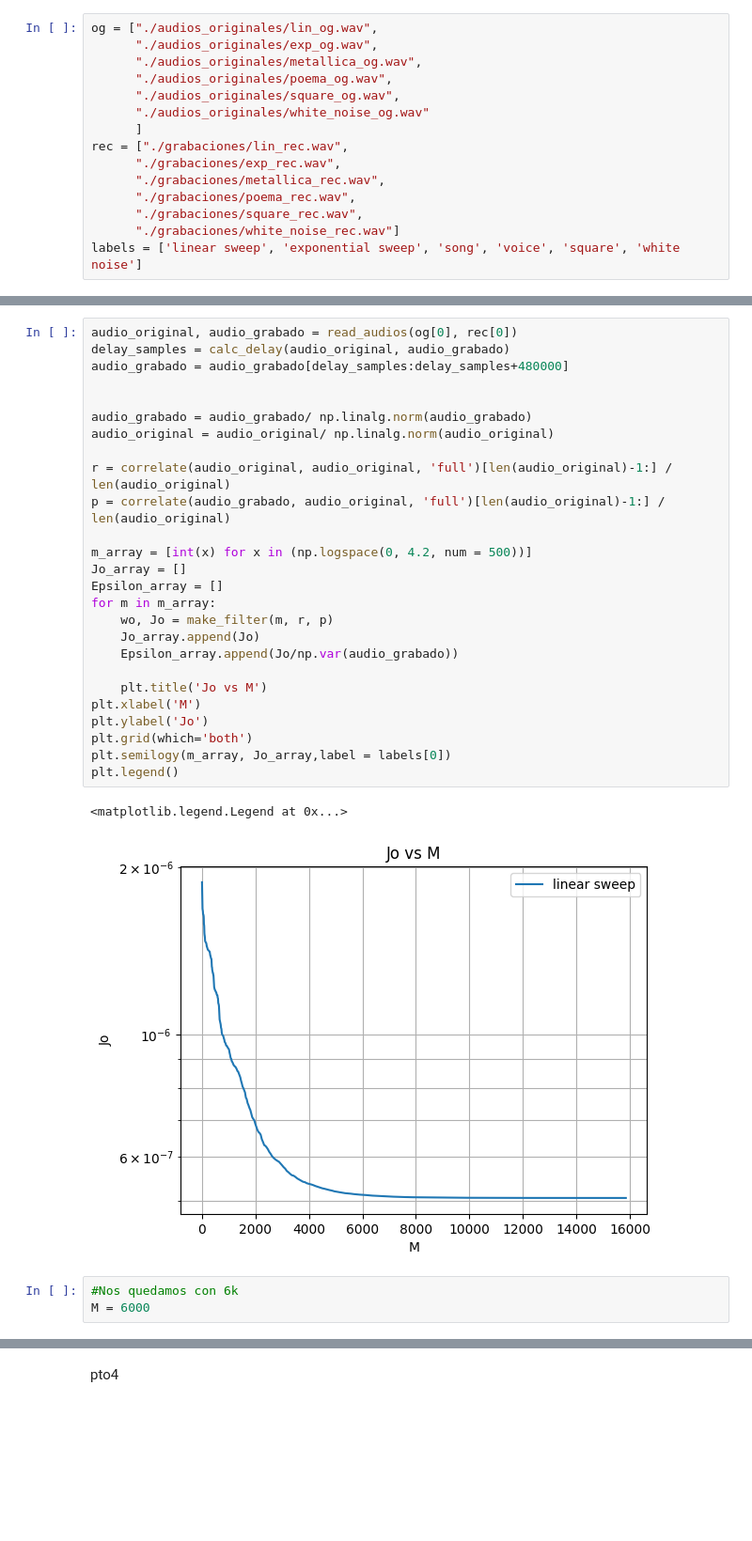
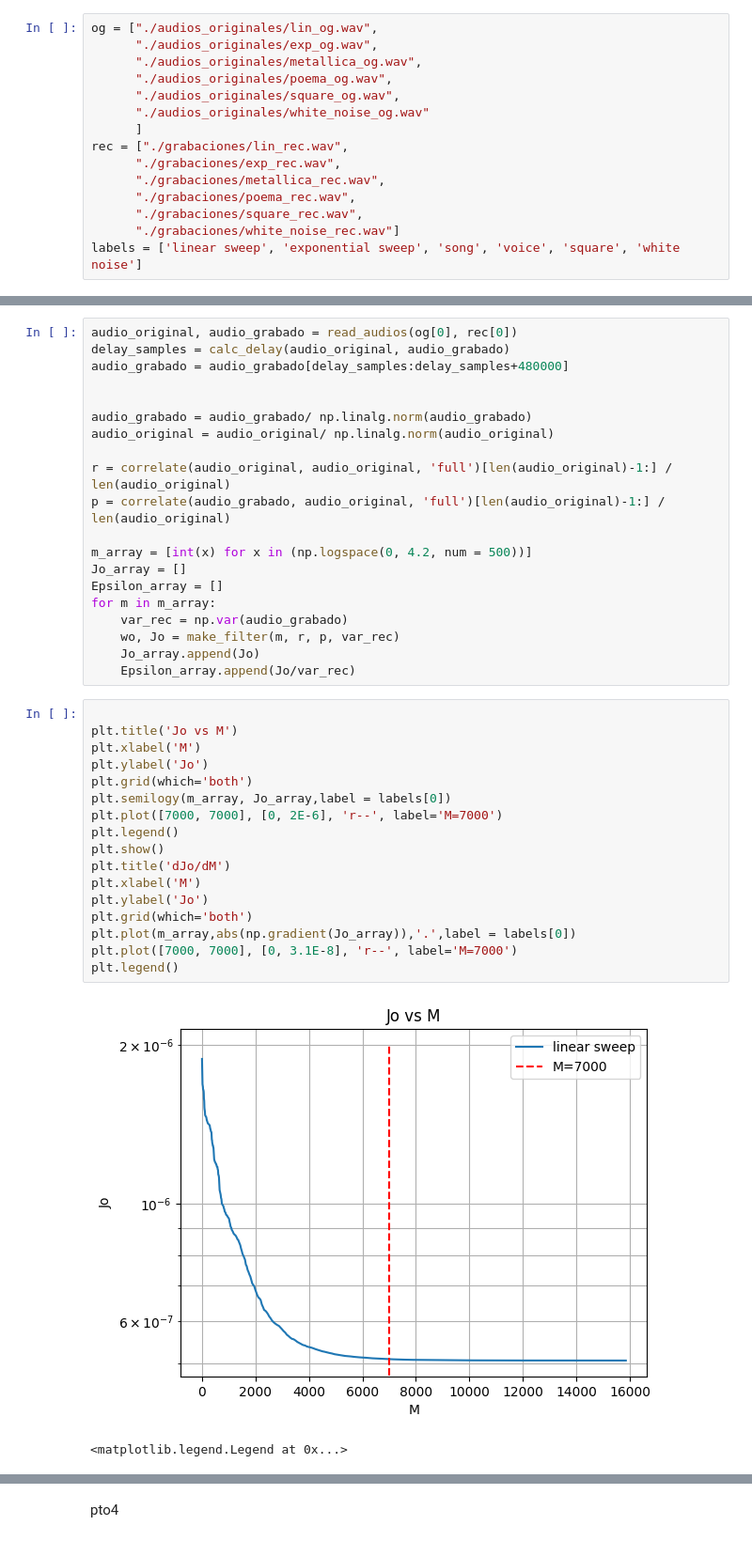
Before and after one commit to JBatRey/Procesamiento-Adaptativo-de-Se-ales-Aleatorias, a Jupyter notebook: TP2/tp2_main.ipynb, the cells around one changed output, grey strips where cells are left out. Shown at 94% size. Saved outputs shown, nothing was run; the diff lists cells and outputs as text; blank space fills up the shorter version.

```diff
--- a/TP2/tp2_main.ipynb
+++ b/TP2/tp2_main.ipynb
@@ -132,19 +140,27 @@ m_array = [int(x) for x in (np.logspace(0, 4.2, num = 500))]
 Jo_array = []
 Epsilon_array = []
 for m in m_array:
-    wo, Jo = make_filter(m, r, p)
+    var_rec = np.var(audio_grabado)
+    wo, Jo = make_filter(m, r, p, var_rec)
     Jo_array.append(Jo)
-    Epsilon_array.append(Jo/np.var(audio_grabado))
-
-    plt.title('Jo vs M')
-plt.xlabel('M')
-plt.ylabel('Jo')
-plt.grid(which='both')
-plt.semilogy(m_array, Jo_array,label = labels[0])
-plt.legend()
+    Epsilon_array.append(Jo/var_rec)
-# %% [output]
-<matplotlib.legend.Legend at 0x...>
-[figure, removed]
-# %%
-#Nos quedamos con 6k
-M = 6000
+# %%
+
+plt.title('Jo vs M')
+plt.xlabel('M')
+plt.ylabel('Jo')
+plt.grid(which='both')
+plt.semilogy(m_array, Jo_array,label = labels[0])
+plt.plot([7000, 7000], [0, 2E-6], 'r--', label='M=7000')
+plt.legend()
+plt.show()
+plt.title('dJo/dM')
+plt.xlabel('M')
+plt.ylabel('Jo')
+plt.grid(which='both')
+plt.plot(m_array,abs(np.gradient(Jo_array)),'.',label = labels[0])
+plt.plot([7000, 7000], [0, 3.1E-8], 'r--', label='M=7000')
+plt.legend()
+# %% [output]
+[figure, added]
+<matplotlib.legend.Legend at 0x...>
```
Also changed, not shown: parts of 13 cells of this notebook, 13 other files.
